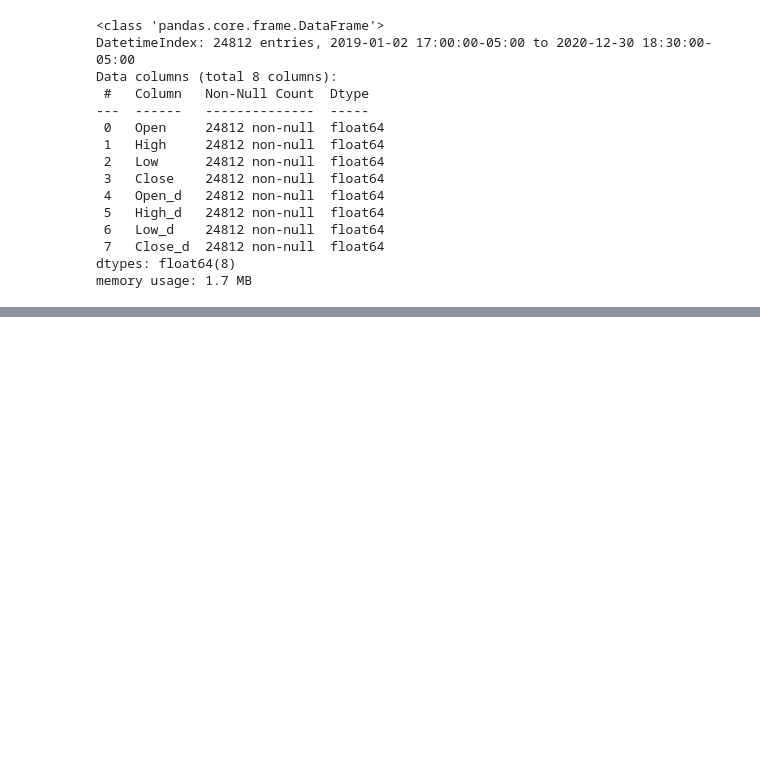
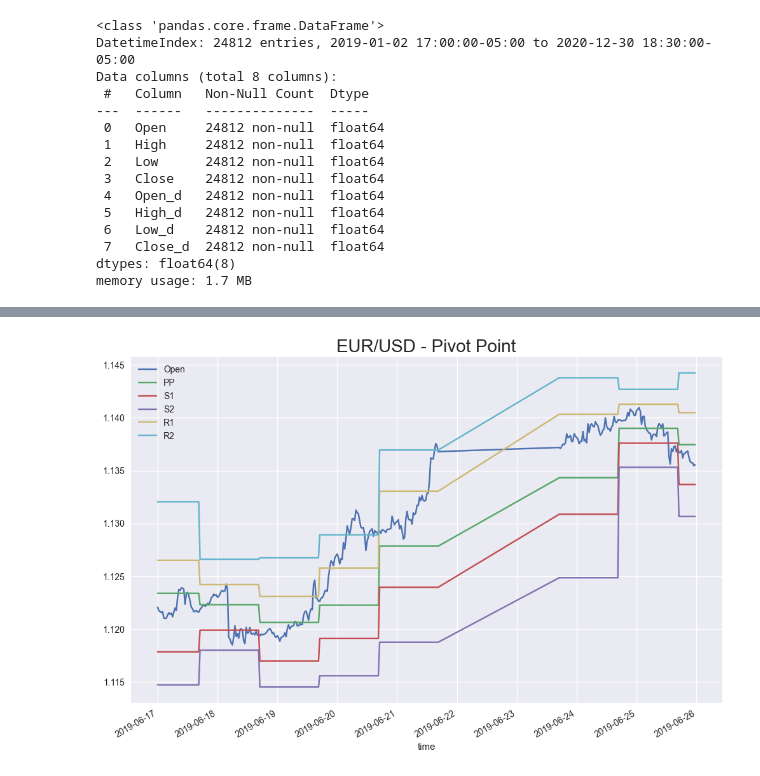
Before and after one commit to AvirukthGT/AlgoTrading, a Jupyter notebook: Pivot Point/pivot_point.ipynb, the cells around one changed output, grey strips where cells are left out. Drawn from its saved outputs; the diff is of its cells as text; code cells hidden in the pictures; blank space fills up the shorter version.

```diff
--- a/Pivot Point/pivot_point.ipynb
+++ b/Pivot Point/pivot_point.ipynb
@@ -318,0 +343,4 @@ memory usage: 1.7 MB
+# %%
+data["S1"] = data.PP * 2 - data.High_d
+# %%
+data["S2"] = data.PP - (data.High_d - data.Low_d )
@@ -318,0 +349,4 @@ memory usage: 1.7 MB
+# %%
+data["R1"] = data.PP * 2 - data.Low_d
+# %%
+data["R2"] = data.PP + (data.High_d - data.Low_d )
@@ -318,0 +370,6 @@ memory usage: 1.7 MB
+# %%
+data.loc["2019-06-17":"2019-06-25", ["Open", "PP", "S1", "S2", "R1", "R2"]].plot(figsize = (12, 8))
+plt.title("EUR/USD - Pivot Point", fontsize = 20)
+plt.show()
+# %% [output]
+[figure, added]
```
Also changed, not shown: parts of 6 cells of this notebook.
